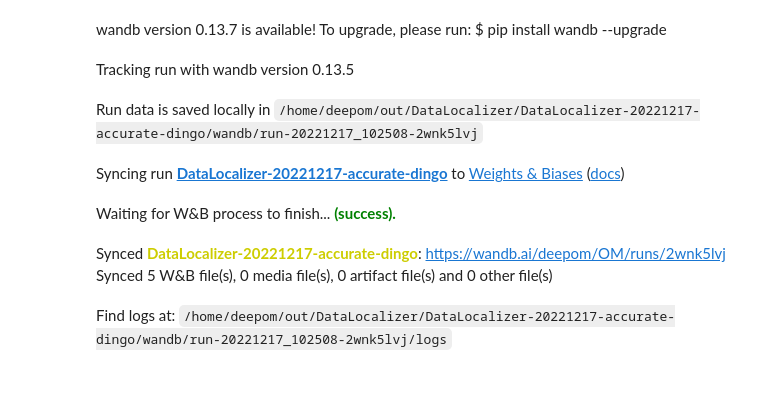
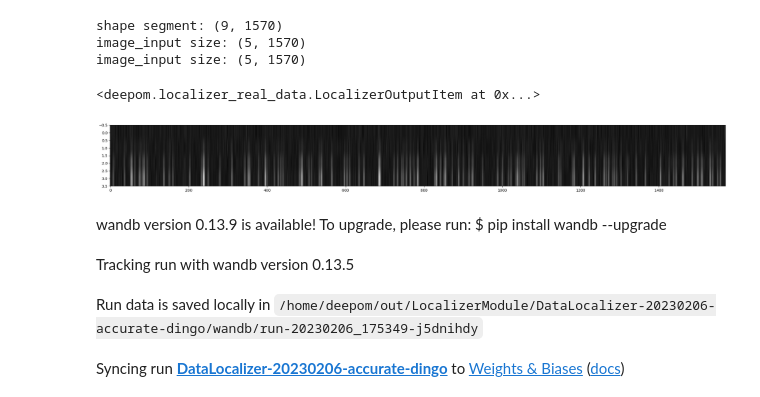
Before and after one commit to yevgenin/DeepOM, a Jupyter notebook: tutorial/real_data_training.ipynb, the cells around one changed output. Saved outputs shown, nothing was run; the diff lists cells and outputs as text; code cells hidden in the pictures.

```diff
--- a/tutorial/real_data_training.ipynb
+++ b/tutorial/real_data_training.ipynb
@@ -20,0 +40,10 @@ loading checkpoint:  /home/deepom/DeepOM/data/pretrained/checkpoint.pickle
+# %%
+image = test_data[0].molecule.bionano_image.segment_image[0]
+
+localizer.inference_item(image)
+# %% [output]
+shape segment: (9, 1570)
+image_input size: (5, 1570)
+image_input size: (5, 1570)
+<deepom.localizer_real_data.LocalizerOutputItem at 0x...>
+[figure, added]
@@ -21,13 +56,9 @@ loading checkpoint:  /home/deepom/DeepOM/data/pretrained/checkpoint.pickle
 # %%
 
-localizer.epochs = 50
+localizer.epochs = 10000
 localizer.train(train_data)
 # %% [output]
-wandb version 0.13.7 is available! To upgrade, please run: $ pip install wandb --upgrade
+wandb version 0.13.9 is available! To upgrade, please run: $ pip install wandb --upgrade
 Tracking run with wandb version 0.13.5
-Run data is saved locally in /home/deepom/out/DataLocalizer/DataLocalizer-20221217-accurate-dingo/wandb/run-20221217_102508-2wnk5lvj
+Run data is saved locally in /home/deepom/out/LocalizerModule/DataLocalizer-20230206-accurate-dingo/wandb/run-20230206_175349-j5dnihdy
-Syncing run DataLocalizer-20221217-accurate-dingo to Weights & Biases (docs)
+Syncing run DataLocalizer-20230206-accurate-dingo to Weights & Biases (docs)
-Waiting for W&B process to finish... (success).
-Synced DataLocalizer-20221217-accurate-dingo: https://wandb.ai/deepom/OM/runs/2wnk5lvj
-Synced 5 W&B file(s), 0 media file(s), 0 artifact file(s) and 0 other file(s)
-Find logs at: /home/deepom/out/DataLocalizer/DataLocalizer-20221217-accurate-dingo/wandb/run-20221217_102508-2wnk5lvj/logs
```
Also changed, not shown: parts of 9 cells of this notebook, 42 other files.
